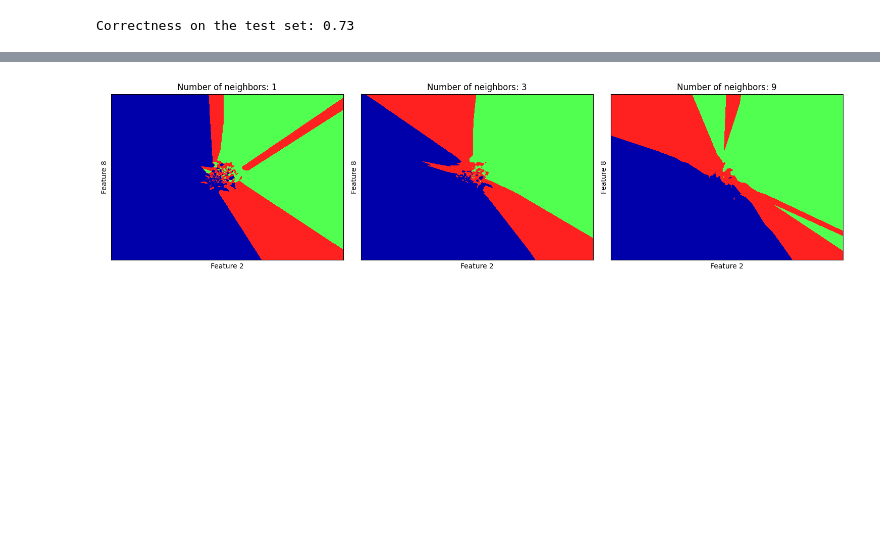
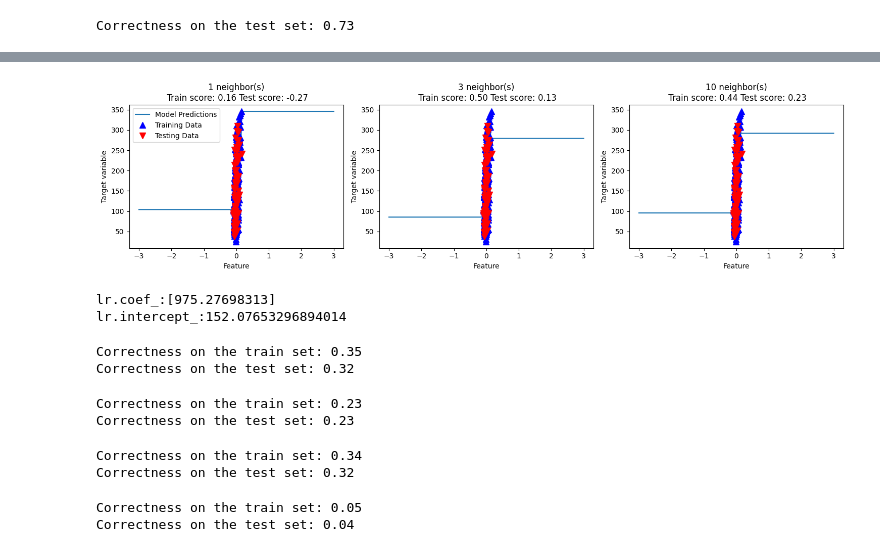
Before and after one commit to ayanasgba/big_data_labs, a Jupyter notebook: labWork5/load_diabetes.ipynb, the cells around one changed output, grey strips where cells are left out. Cells and saved outputs as stored; diff of their text form; code cells hidden in the pictures; blank space fills up the shorter version.

Commit message:
diabetes

```diff
--- a/labWork5/load_diabetes.ipynb
+++ b/labWork5/load_diabetes.ipynb
@@ -110,0 +147,6 @@ Correctness on the test set: 0.73
+# %%
+from sklearn.neighbors import KNeighborsRegressor
+
+X_train, X_test, y_train, y_test = train_test_split(diabetes.data, diabetes.target,random_state=0)
+knn_regressor = KNeighborsRegressor(n_neighbors=3)
+knn_regressor.fit(X_train, y_train)
@@ -147,27 +179,24 @@ plt.show()
 # %%
 from sklearn.neighbors import KNeighborsRegressor
 
 X, y = diabetes.data, diabetes.target
 
-# Choose two features for visualization
-feature_1 = 2  # Change these indices to visualize different features
-feature_2 = 8  # Change these indices to visualize different features
+X = X[:, np.newaxis, 2]
+fig, axes = plt.subplots(1, 3, figsize=(15, 4))
+line = np.linspace(-3, 3, 1000).reshape(-1, 1)
 
-X_sub = X[:, [2,8]]
+for n_neighbors, ax in zip([1, 3, 10], axes):
+    reg = KNeighborsRegressor(n_neighbors=n_neighbors)
+    reg.fit(X_train, y_train)
+    ax.plot(line, reg.predict(line))
+    ax.plot(X_train, y_train, '^', c='blue', markersize=8, label='Training data')
+    ax.plot(X_test, y_test, 'v', c='red', markersize=8, label='Testing data')
+    ax.set_title("{} neighbor(s)\n Train score: {:.2f} Test score: {:.2f}".format(n_neighbors, reg.score(X_train, y_train), reg.score(X_test, y_test)))
+    ax.set_xlabel("Feature")
+    ax.set_ylabel("Target variable")
 
-fig, axes = plt.subplots(1, 3, figsize=(15, 4))
-
-for n_neighbors, ax in zip([1, 3, 9], axes):
-    knn = KNeighborsRegressor(n_neighbors=n_neighbors)
-    knn.fit(X_sub, y)
-
-    mglearn.tools.plot_2d_classification(knn, X_sub, ax=ax, eps=0.5)
-
-    ax.set_title("Number of neighbors: {}".format(n_neighbors))
-    ax.set_xlabel("Feature {}".format(feature_1))
-    ax.set_ylabel("Feature {}".format(feature_2))
-
+axes[0].legend(["Model Predictions", "Training Data", "Testing Data"], loc="best")
 plt.tight_layout()
 plt.show()
 # %% [output]
-[figure, old version]
+[figure, new version]
@@ -173,0 +208,12 @@ plt.show()
+# %%
+print("lr.coef_:{}".format(lr.coef_))
+print("lr.intercept_:{}".format(lr.intercept_))
+# %% [output]
+lr.coef_:[975.27698313]
+lr.intercept_:152.07653296894014
+# %%
+print("Correctness on the train set: {:.2f}".format(lr.score(X_train,y_train)))
+print("Correctness on the test set: {:.2f}".format(lr.score(X_test,y_test)))
+# %% [output]
+Correctness on the train set: 0.35
+Correctness on the test set: 0.32
@@ -173,0 +225,18 @@ plt.show()
+# %%
+print("Correctness on the train set: {:.2f}".format(ridge.score(X_train,y_train)))
+print("Correctness on the test set: {:.2f}".format(ridge.score(X_test,y_test)))
+# %% [output]
+Correctness on the train set: 0.23
+Correctness on the test set: 0.23
+# %%
+print("Correctness on the train set: {:.2f}".format(ridge01.score(X_train,y_train)))
+print("Correctness on the test set: {:.2f}".format(ridge01.score(X_test,y_test)))
+# %% [output]
+Correctness on the train set: 0.34
+Correctness on the test set: 0.32
+# %%
+print("Correctness on the train set: {:.2f}".format(ridge10.score(X_train,y_train)))
+print("Correctness on the test set: {:.2f}".format(ridge10.score(X_test,y_test)))
+# %% [output]
+Correctness on the train set: 0.05
+Correctness on the test set: 0.04
```
Also changed, not shown: parts of 14 cells of this notebook, 1 other file.
